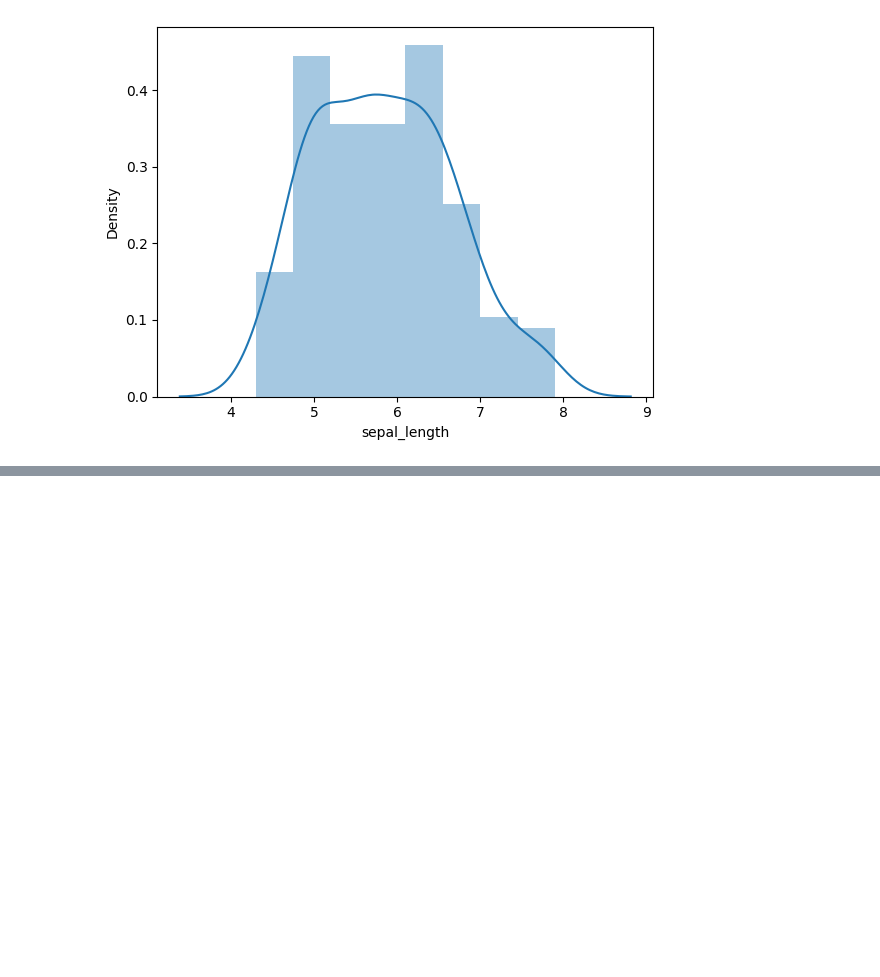
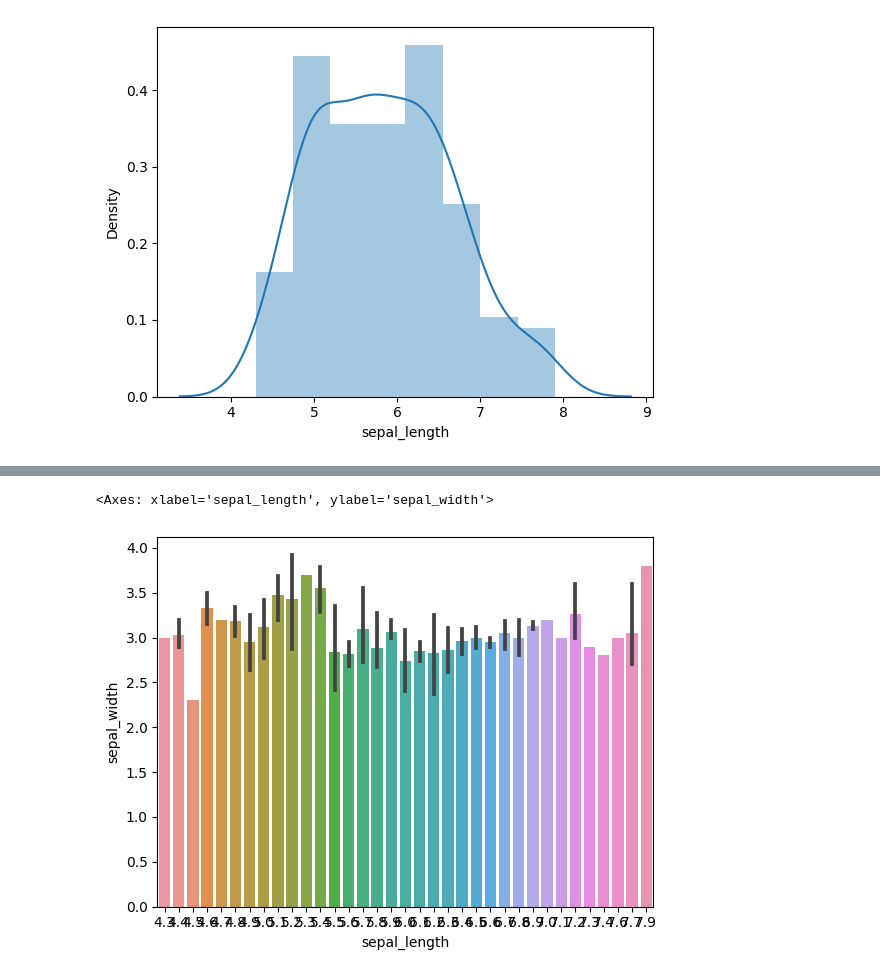
Before and after one commit to daemon-vxcky/MACHINE-LEARNING-COURSE-WORK, a Jupyter notebook: ML_Note_Book1.ipynb, the cells around one changed output, grey strips where cells are left out. Drawn from its saved outputs; the diff is of its cells as text; code cells hidden in the pictures; blank space fills up the shorter version.

```diff
--- a/ML_Note_Book1.ipynb
+++ b/ML_Note_Book1.ipynb
@@ -295,0 +334,5 @@ https://gist.github.com/mwaskom/de44147ed2974457ad6372750bbe5751
+# %%
+sns.barplot(x="sepal_length",y="sepal_width",data=data)
+# %% [output]
+<Axes: xlabel='sepal_length', ylabel='sepal_width'>
+[figure, added]
```
Also changed, not shown: parts of 7 cells of this notebook.
